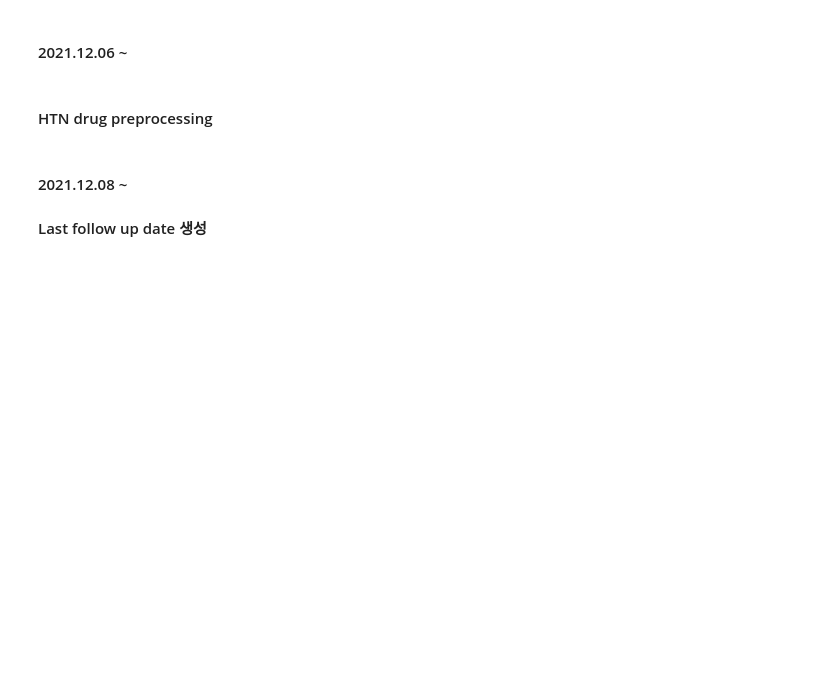
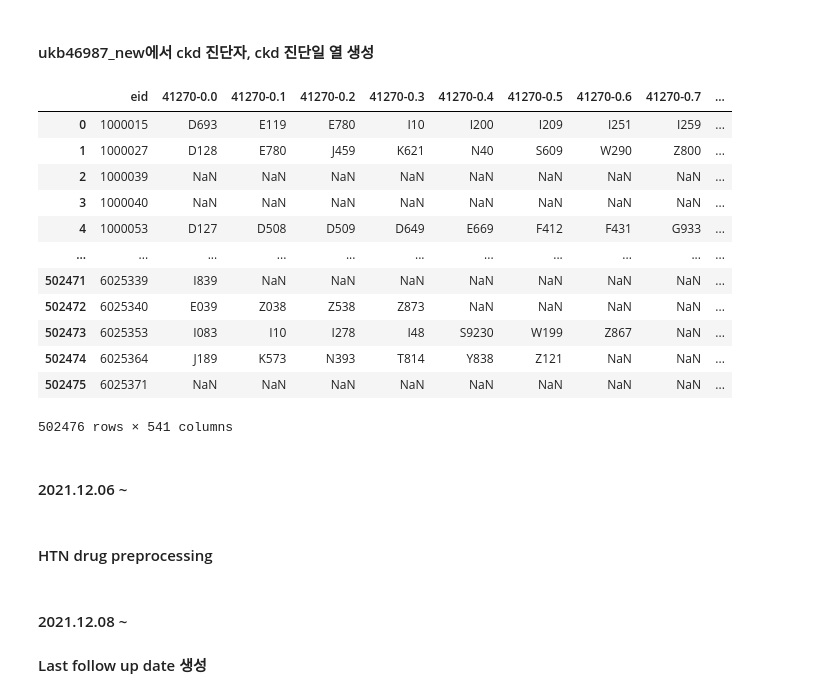
Before and after one commit to ZIO-KIM/SNUlab, a Jupyter notebook: UKBiobank_preprocess.ipynb, the cells around one changed output. Drawn from its saved outputs; the diff is of its cells as text; code cells hidden in the pictures; blank space fills up the shorter version.

```diff
--- a/UKBiobank_preprocess.ipynb
+++ b/UKBiobank_preprocess.ipynb
@@ -47,9 +47,25 @@ asm_data_df=pd.concat(ukb45783_data)
 # %%
 ukb46987 = pd.read_sas('SAS\\UKBIOBANK\\ukb46987.sas7bdat', format = 'sas7bdat')
 ukb46987
+# %% [markdown]
+#### ukb46987_new에서 ckd 진단자, ckd 진단일 열 생성
 # %%
-ukb46987 = pd.read_sas('SAS\\ukb46987_new.sas7bdat', format = 'sas7bdat', encoding = 'euc-kr')
+ukb46987 = pd.read_sas('SAS\\ukb46987_new.sas7bdat', format = 'sas7bdat', encoding = 'cp1252')
 ukb46987
+# %% [output]
+|  | eid | 41270-0.0 | 41270-0.1 | 41270-0.2 | 41270-0.3 | 41270-0.4 | 41270-0.5 | 41270-0.6 | 41270-0.7 | ... |
+| 0 | 1000015 | D693 | E119 | E780 | I10 | I200 | I209 | I251 | I259 | ... |
+| 1 | 1000027 | D128 | E780 | J459 | K621 | N40 | S609 | W290 | Z800 | ... |
+| 2 | 1000039 | NaN | NaN | NaN | NaN | NaN | NaN | NaN | NaN | ... |
+| 3 | 1000040 | NaN | NaN | NaN | NaN | NaN | NaN | NaN | NaN | ... |
+| 4 | 1000053 | D127 | D508 | D509 | D649 | E669 | F412 | F431 | G933 | ... |
+| ... | ... | ... | ... | ... | ... | ... | ... | ... | ... | ... |
+| 502471 | 6025339 | I839 | NaN | NaN | NaN | NaN | NaN | NaN | NaN | ... |
+| 502472 | 6025340 | E039 | Z038 | Z538 | Z873 | NaN | NaN | NaN | NaN | ... |
+| 502473 | 6025353 | I083 | I10 | I278 | I48 | S9230 | W199 | Z867 | NaN | ... |
+| 502474 | 6025364 | J189 | K573 | N393 | T814 | Y838 | Z121 | NaN | NaN | ... |
+| 502475 | 6025371 | NaN | NaN | NaN | NaN | NaN | NaN | NaN | NaN | ... |
+502476 rows × 541 columns
 # %%
 df = ukb46987.copy()
 # %%
```
Also changed, not shown: parts of 25 cells of this notebook.
